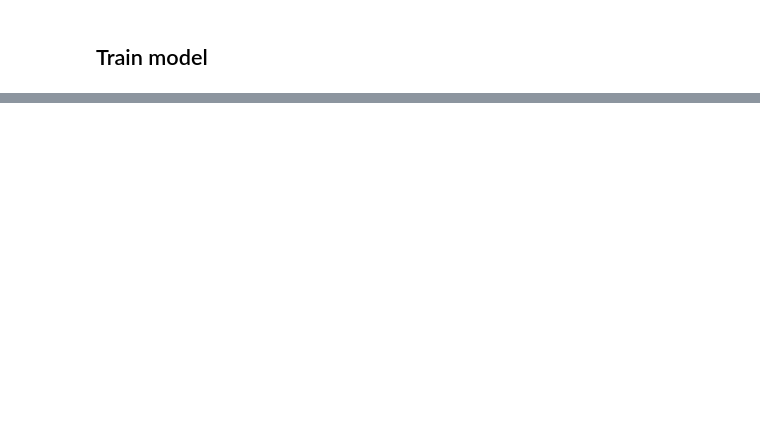
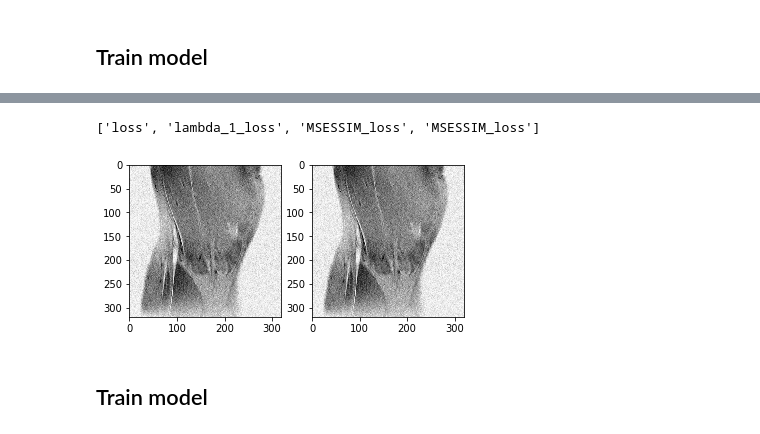
Before and after one commit to mathurp/end_to_end_MRI_reconstruction, a Jupyter notebook: end-to-end-train.ipynb, the cells around one changed output, grey strips where cells are left out. Drawn from its saved outputs; the diff is of its cells as text; code cells hidden in the pictures; blank space fills up the shorter version.

Commit message:
combined all models and results

```diff
--- a/end-to-end-train.ipynb
+++ b/end-to-end-train.ipynb
@@ -129,0 +221,40 @@ hist = model.fit_generator(gen,
+# %%
+model.metrics_names
+# %% [output]
+['loss', 'lambda_1_loss', 'MSESSIM_loss', 'MSESSIM_loss']
+# %%
+def generator(blurred_images, actual_images, batch_size):
+    while True:
+        counter  = 0
+        index_array = arr = np.arange(blurred_images.shape[0])
+        np.random.shuffle(index_array)
+        while counter<blurred_images.shape[0]:
+            if blurred_images.shape[0]-counter<batch_size:
+                break
+            batch_masked_kspace = np.zeros((batch_size, 320, 320, 2))
+            batch_original_kspace = np.zeros((batch_size, 320, 320, 2))
+            batch_actual_images = np.zeros((batch_size,320,320,1))
+            for i in range(batch_size):
+                batch_masked_kspace[i,:,:,:] = imagetokspace(blurred_images[index_array[counter]])
+                batch_original_kspace[i,:,:,:] = imagetokspace(actual_images[index_array[counter]])
+                batch_actual_images[i,:,:] = np.abs(actual_images[index_array[counter]])
+                counter +=1
+            yield batch_masked_kspace, [batch_original_kspace,batch_actual_images,batch_actual_images]
+
+# creating generator
+gen = generator(x_train, y_train, batch_size)
+
+
+# sample data from generator
+for ii in gen:
+    plt.figure()
+    plt.subplot(121)
+    plt.imshow(ndimage.rotate(ii[1][1][10,:,:,0], -90),cmap = 'gray')
+    plt.subplot(122)
+    plt.imshow(ndimage.rotate(np.abs(np.fft.ifft2(ii[1][0][10,:,:,0] + 1j*ii[1][0][10,:,:,1])), -90),cmap = 'gray')
+    plt.show()
+    break
+# %% [output]
+[figure, added]
+# %% [markdown]
+## Train model
```
Also changed, not shown: parts of 15 cells of this notebook, 2 other files.
